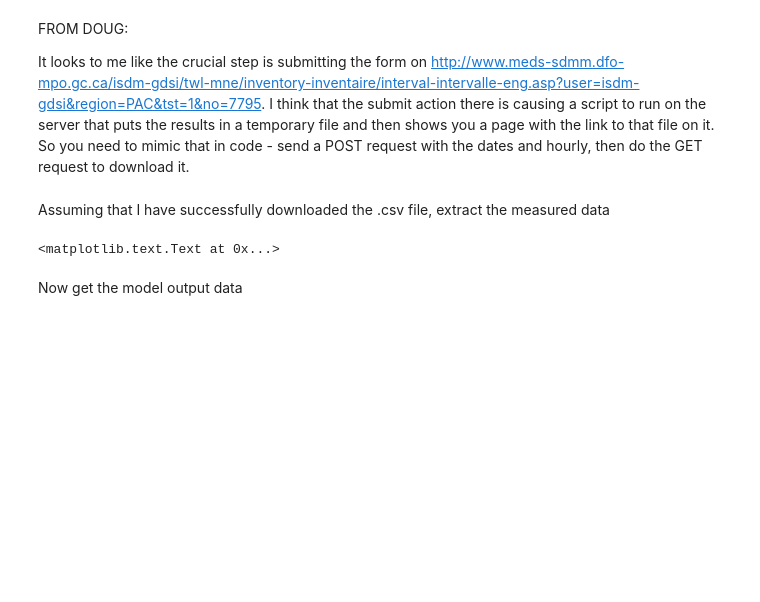
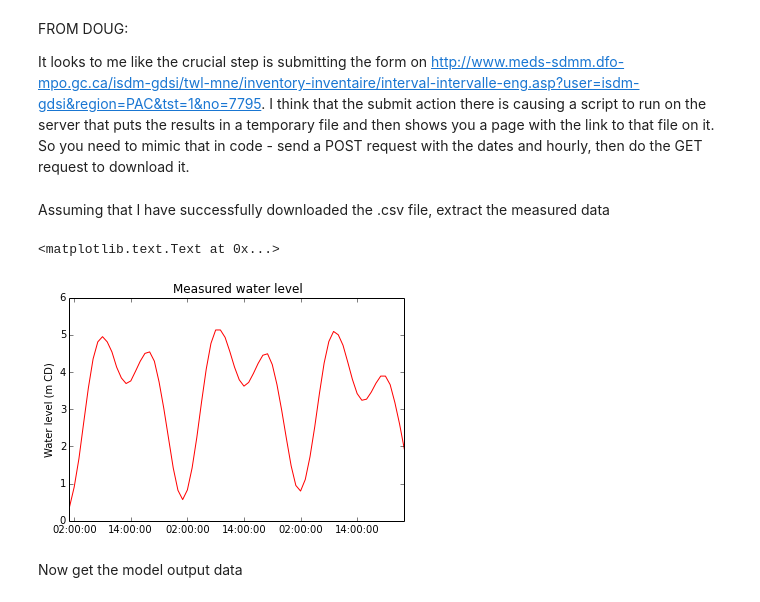
Before and after one commit to SalishSeaCast/tools, a Jupyter notebook: dfo_w_level/DFO_waterleveldownload.ipynb, the cells around one changed output. Cells and saved outputs as stored; diff of their text form; code cells hidden in the pictures; blank space fills up the shorter version.

```diff
--- a/dfo_w_level/DFO_waterleveldownload.ipynb
+++ b/dfo_w_level/DFO_waterleveldownload.ipynb
@@ -15,6 +15,7 @@ r = requests.post("http://www.meds-sdmm.dfo-mpo.gc.ca/isdm-gdsi/twl-mne/inventor
 Assuming that I have successfully downloaded the .csv file, extract the measured data
 # %%
 #preamble
+%matplotlib inline
 import os
 import csv
 import datetime
@@ -22,40 +23,43 @@ from itertools import islice
 import numpy as np
 import matplotlib.pyplot as plt
 import matplotlib.dates as mdates
+import netCDF4 as NC
+from matplotlib import pylab
 
 #go to the directory and get a list of files
 loc = "/ocean/klesouef/meopar/tools/dfo_w_level"
 os.chdir(loc)
 files = os.listdir(loc)
 
 #find only those files that end in .csv
 for files in os.listdir("."):
     if files.endswith(".csv"):
         h = files
 
 #open the .csv file and get date and wlev data
 #initialise the lists
 dates = []
 wlev = []
 with open(h, 'rb') as f:
     reader = csv.reader(f)
     #ignore first 8 header lines
     for row in islice(reader, 8, None):
         for row in reader:
             #get water level data
             wlev.append(row[1])
             #get date data
             dates.append(datetime.datetime.strptime(row[0],"%Y/%m/%d %H:%M"))
 
 #consider using something like this
 #dates, wlev = np.loadtxt(h,unpack=True,delimiter=",",skiprows=8,converters={ 0: mdates.strpdate2num('%Y/%m/%d %H:%M')})
 
 #plot the measured data
 plt.plot_date(x=dates,y=wlev,fmt='r-')
-plt.show()
 plt.ylabel('Water level (m CD)')
+plt.title('Measured water level')
 # %% [output]
 <matplotlib.text.Text at 0x...>
+[figure, added]
 # %% [markdown]
 Now get the model output data
 # %%
```
Also changed, not shown: parts of 1 cell of this notebook.
